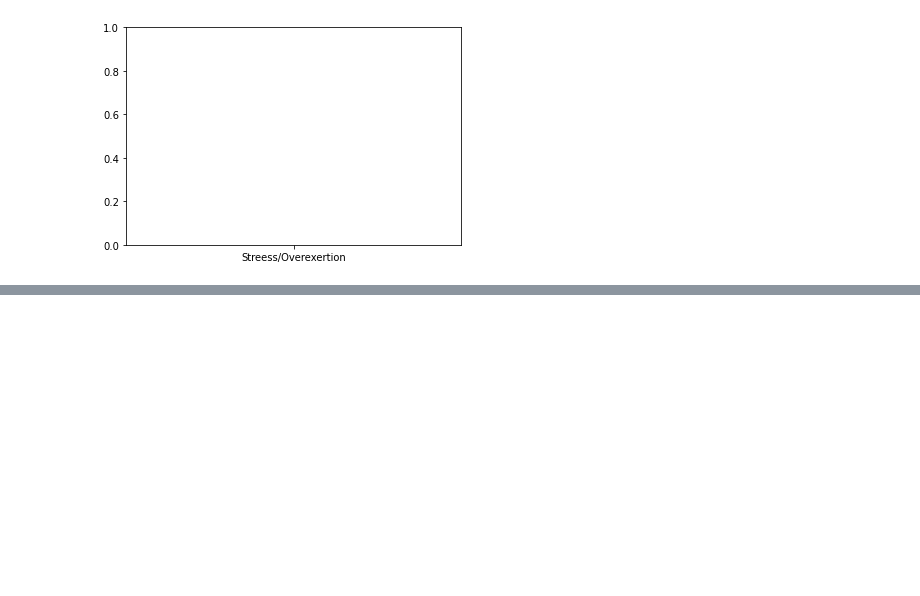
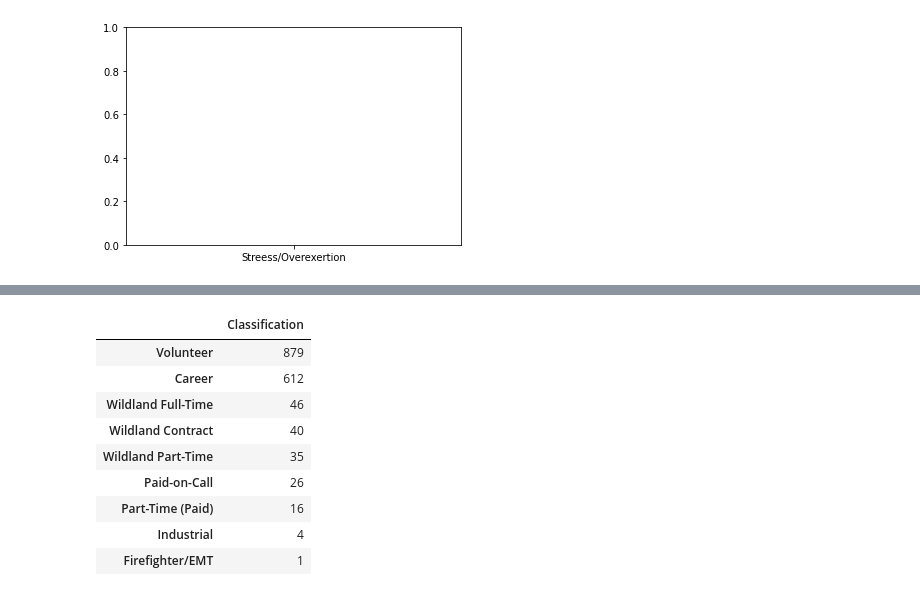
Before and after one commit to Shelf0/DB_Build-GeoMappingFDNY, a Jupyter notebook: Fatalities_Analysis.ipynb, the cells around one changed output, grey strips where cells are left out. Saved outputs shown, nothing was run; the diff lists cells and outputs as text; code cells hidden in the pictures; blank space fills up the shorter version.

```diff
--- a/Fatalities_Analysis.ipynb
+++ b/Fatalities_Analysis.ipynb
@@ -161,0 +190,14 @@ ValueError: shape mismatch: objects cannot be broadcast to a single shape
+# %%
+PTG2_df = pd.DataFrame(FD_df['Classification'].value_counts())
+PTG2_df
+# %% [output]
+|  | Classification |
+| Volunteer | 879 |
+| Career | 612 |
+| Wildland Full-Time | 46 |
+| Wildland Contract | 40 |
+| Wildland Part-Time | 35 |
+| Paid-on-Call | 26 |
+| Part-Time (Paid) | 16 |
+| Industrial | 4 |
+| Firefighter/EMT | 1 |
```
Also changed, not shown: parts of 9 cells of this notebook.
